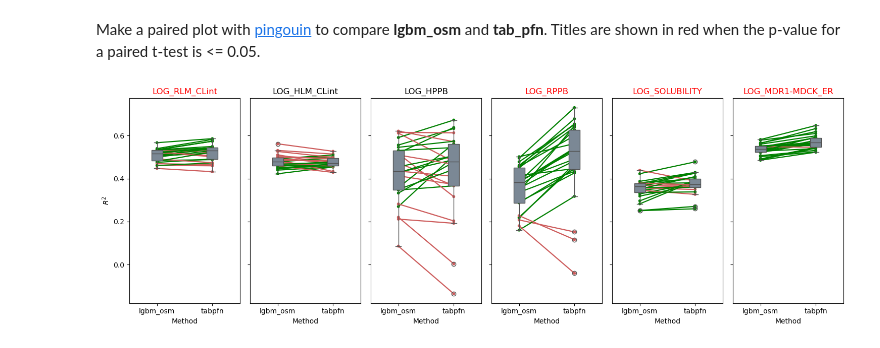
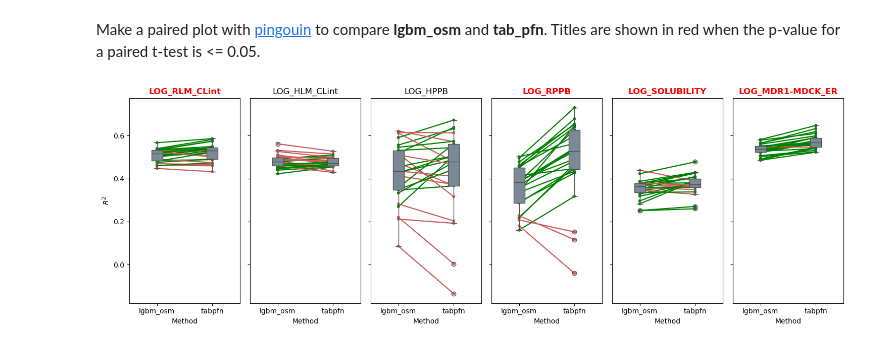
Before and after one commit to PatWalters/practical_cheminformatics_posts, a Jupyter notebook: adme_comparison/ADME_Comparison.ipynb, the cells around one changed output. Cells and saved outputs as stored; diff of their text form; code cells hidden in the pictures.

Commit message:
added paired plot

```diff
--- a/adme_comparison/ADME_Comparison.ipynb
+++ b/adme_comparison/ADME_Comparison.ipynb
@@ -103,24 +103,26 @@ Make a paired plot with [pingouin](https://pingouin-stats.org/build/html/index.h
 # %%
 figure, axes = plt.subplots(1,6,figsize=(15,5),sharey=True)
 axes.flatten()
 for i in range(0,len(df_list)):
     cycle_list = list(range(0,25))*len(df_list[0][1].method.unique())
     df_list[i][1]['cycle'] = cycle_list
     method_list = ["lgbm_osm","tabpfn"]
     tmp_df = df_list[i][1].query("method in @method_list")
     with warnings.catch_warnings():
         warnings.filterwarnings('ignore', category=FutureWarning)
         ax = plot_paired(data=tmp_df,dv="r2",within="method",subject="cycle",ax=axes[i])
     r2_list = []
     for method in method_list:
         r2_list.append(tmp_df.query("method == @method").r2)
     p_value = ttest_rel(r2_list[0],r2_list[1]).pvalue
     title_color = 'black'
+    fontweight='normal'
     if p_value <= 0.05:
         title_color = 'red'
-    ax.set_title(df_list[i][0],color=title_color)
+        fontweight = 'bold'
+    ax.set_title(df_list[i][0],color=title_color,fontweight=fontweight)
     ax.set_xlabel("Method")
     ax.set_ylabel("$R^2$")
 plt.tight_layout()
 # %% [output]
-[figure, old version]
+[figure, new version]
```
